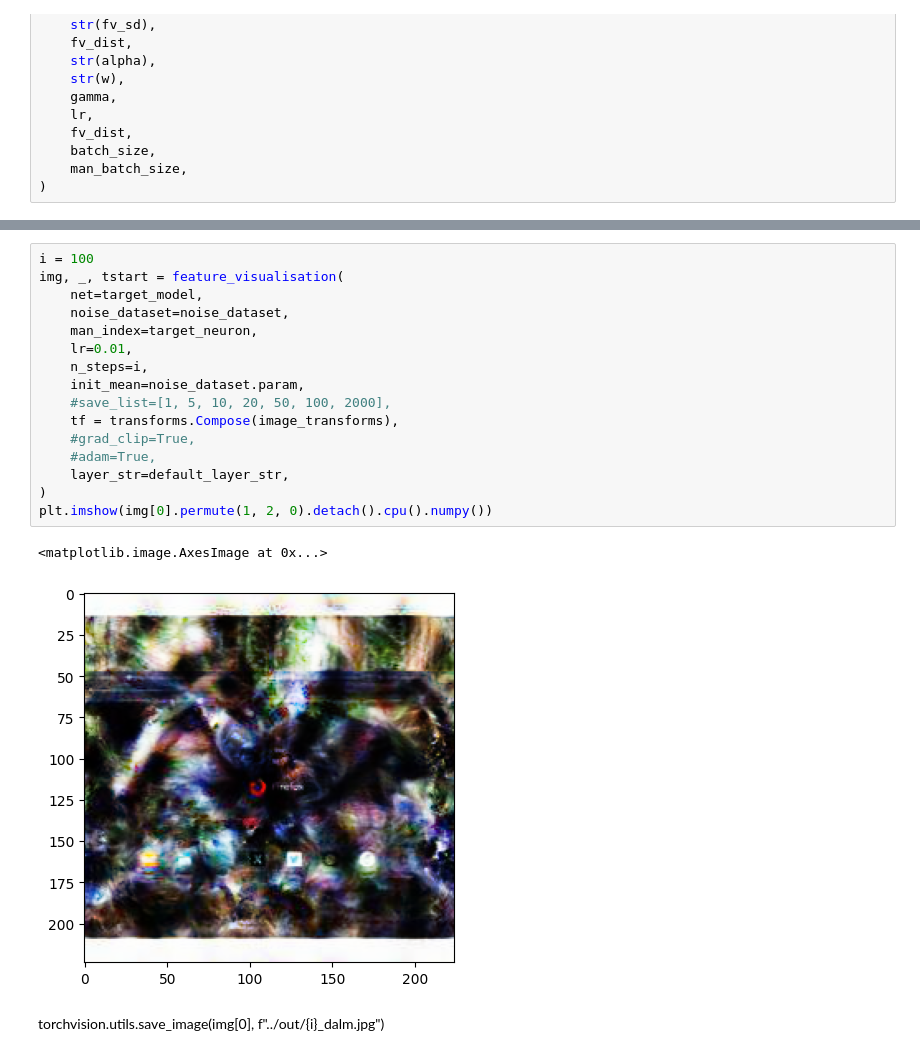
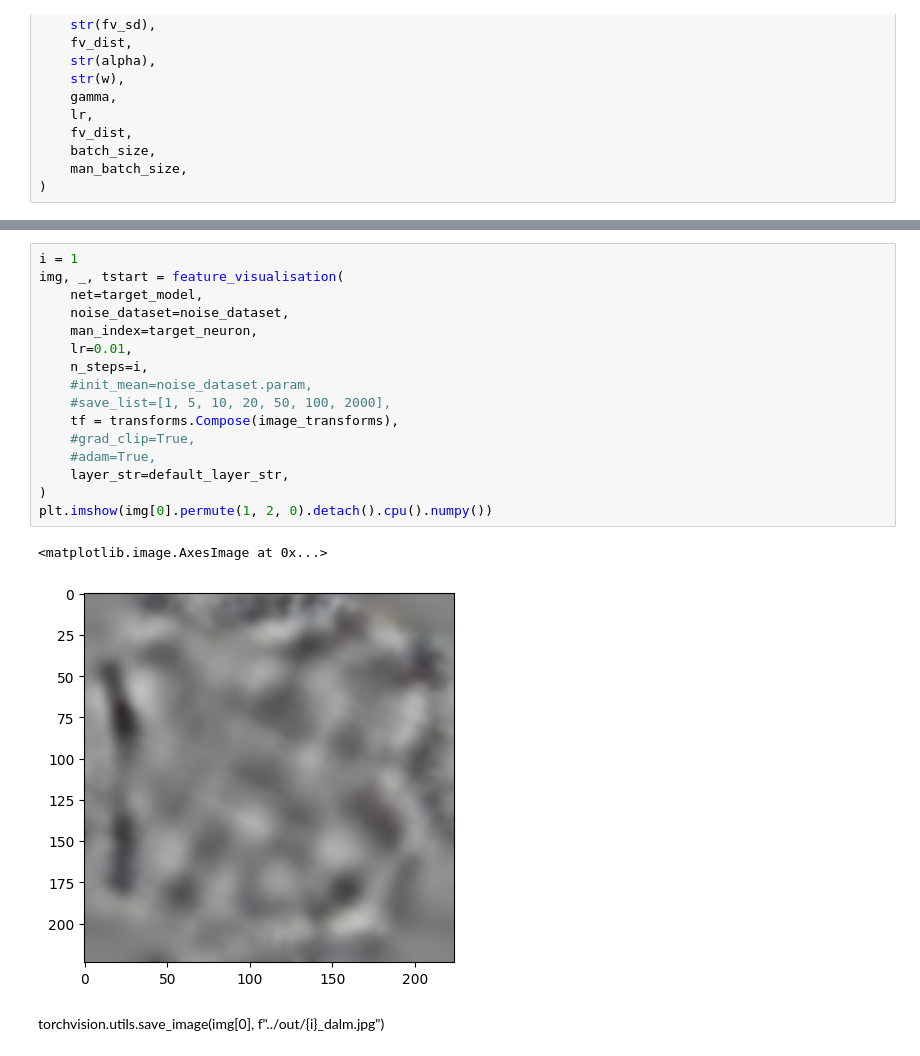
Before and after one commit to dilyabareeva/grad_slingshot, a Jupyter notebook: notebooks/before_after.ipynb, the cells around one changed output, grey strips where cells are left out. Cells and saved outputs as stored; diff of their text form.

```diff
--- a/notebooks/before_after.ipynb
+++ b/notebooks/before_after.ipynb
@@ -257,22 +253,22 @@ plt.show()
 # %%
-i = 100
+i = 1
 img, _, tstart = feature_visualisation(
     net=target_model,
     noise_dataset=noise_dataset,
     man_index=target_neuron,
     lr=0.01,
     n_steps=i,
-    init_mean=noise_dataset.param,
+    #init_mean=noise_dataset.param,
     #save_list=[1, 5, 10, 20, 50, 100, 2000],
     tf = transforms.Compose(image_transforms),
     #grad_clip=True,
     #adam=True,
     layer_str=default_layer_str,
 )
 plt.imshow(img[0].permute(1, 2, 0).detach().cpu().numpy())
 # %% [output]
 <matplotlib.image.AxesImage at 0x...>
-[figure, old version]
+[figure, new version]
 # %% [markdown]
 torchvision.utils.save_image(img[0], f"../out/{i}_dalm.jpg")
 # %%
```
Also changed, not shown: parts of 4 cells of this notebook, 5 other files.
